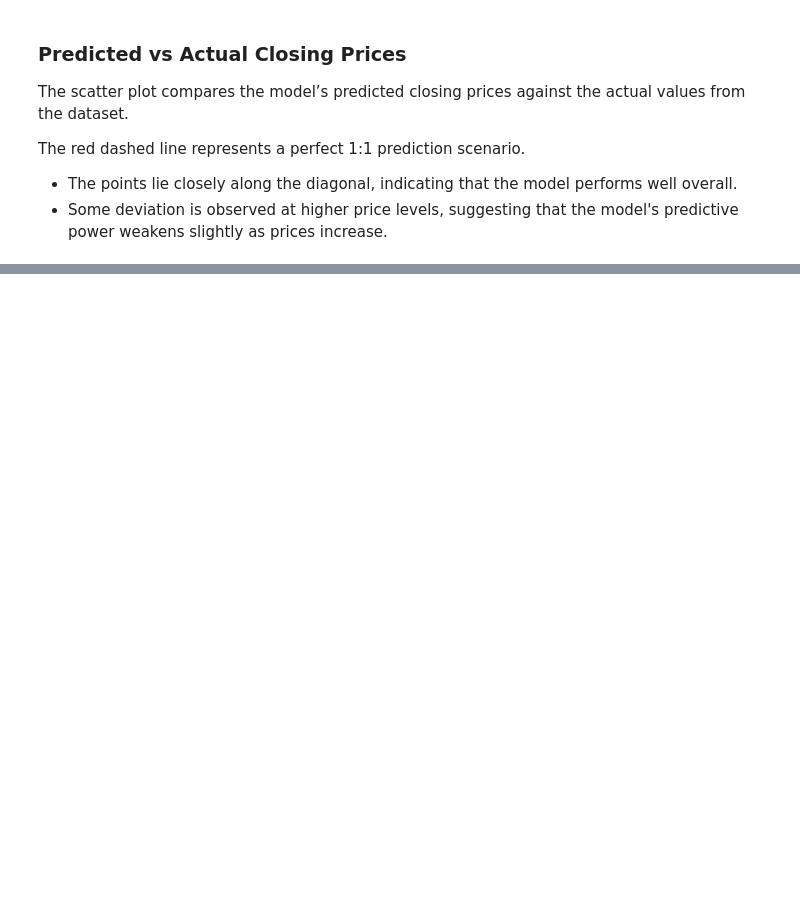
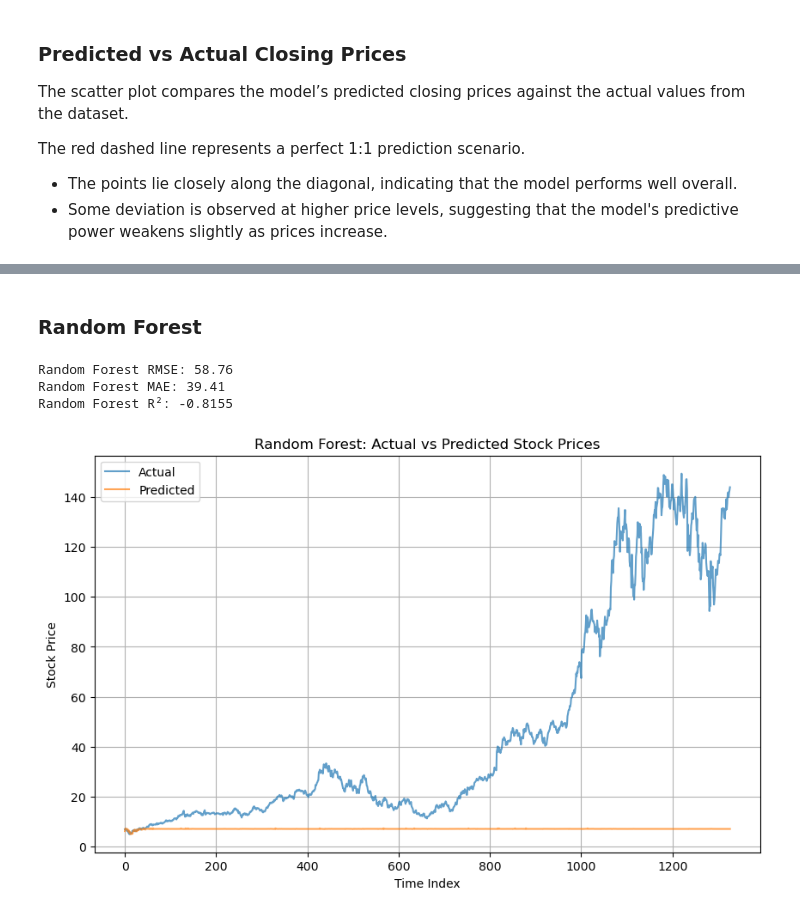
Before and after one commit to nigelcheong/nvidia-stock-market-history, a Jupyter notebook: NVIDIA_Stock_Market_History.ipynb, the cells around one changed output, grey strips where cells are left out. Cells and saved outputs as stored; diff of their text form; code cells hidden in the pictures; blank space fills up the shorter version.

Commit message:
Added random forest

```diff
--- a/NVIDIA_Stock_Market_History.ipynb
+++ b/NVIDIA_Stock_Market_History.ipynb
@@ -222,0 +227,31 @@ plt.show()
+# %% [markdown]
+### Random Forest
+# %%
+rf = RandomForestRegressor(n_estimators=100, random_state=42)
+rf.fit(X_train, y_train)
+
+y_pred = rf.predict(X_test)
+
+rmse = np.sqrt(mean_squared_error(y_test, y_pred))
+mae = mean_absolute_error(y_test, y_pred)
+r2 = r2_score(y_test, y_pred)
+
+print(f"Random Forest RMSE: {rmse:.2f}")
+print(f"Random Forest MAE: {mae:.2f}")
+print(f"Random Forest R²: {r2:.4f}")
+# %% [output]
+Random Forest RMSE: 58.76
+Random Forest MAE: 39.41
+Random Forest R²: -0.8155
+# %%
+plt.figure(figsize=(10, 6))
+plt.plot(y_test.values, label='Actual', alpha=0.7)
+plt.plot(y_pred, label='Predicted', alpha=0.7)
+plt.title('Random Forest: Actual vs Predicted Stock Prices')
+plt.xlabel('Time Index')
+plt.ylabel('Stock Price')
+plt.legend()
+plt.grid(True)
+plt.show()
+# %% [output]
+[figure, added]
```
Also changed, not shown: parts of 7 cells of this notebook.
